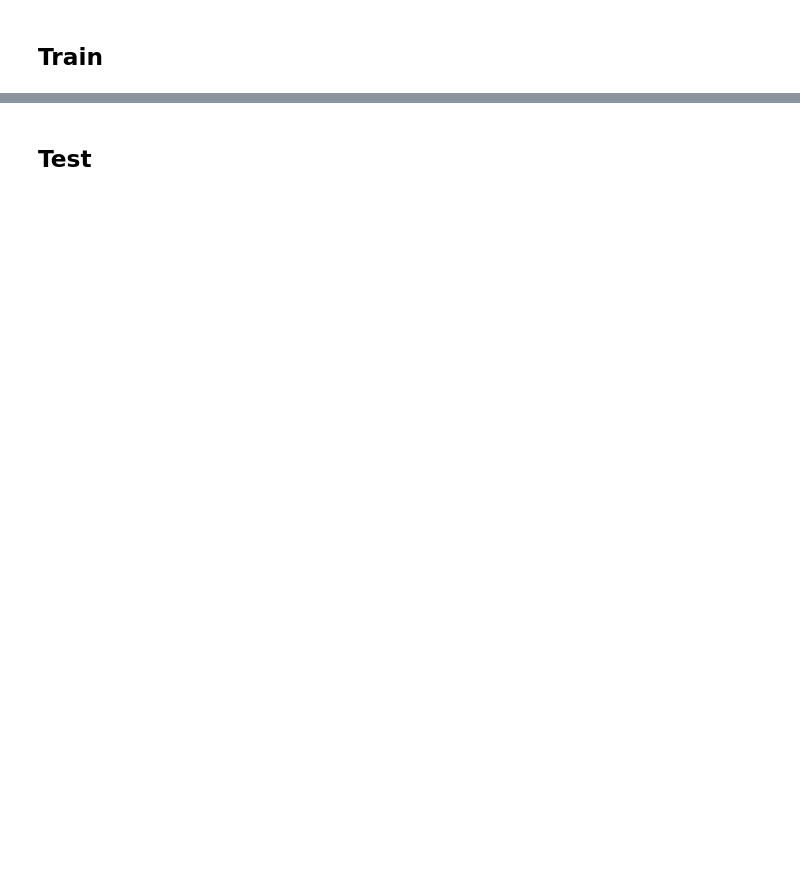
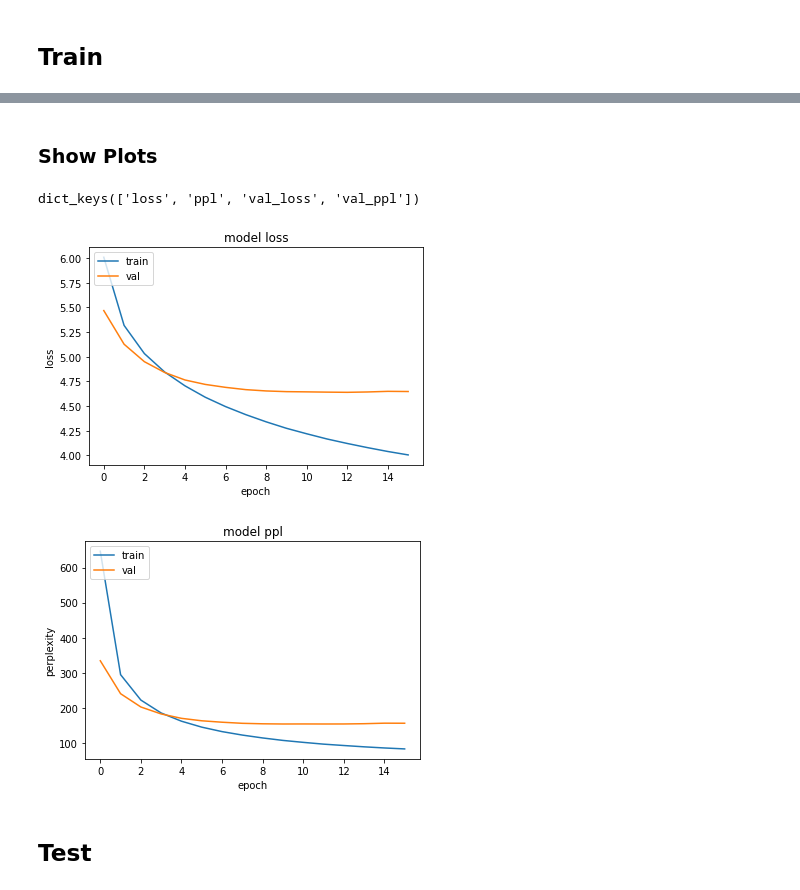
Before and after one commit to ZizZu94/nlu-text-generation, a Jupyter notebook: notebook.ipynb, the cells around one changed output, grey strips where cells are left out. Saved outputs shown, nothing was run; the diff lists cells and outputs as text; code cells hidden in the pictures; blank space fills up the shorter version.

```diff
--- a/notebook.ipynb
+++ b/notebook.ipynb
@@ -15,10 +20,10 @@ import numpy as np
 # %%
 epochs = 100
 batch_size = 20
-seq_size = 30
+seq_size = 35
 
-emb_size = 500
-hidden_size = 500
+emb_size = 650
+hidden_size = 650
 num_layers = 2
 
 dropout_rate = 0.5
@@ -59,7 +71,7 @@ def make_vocab(word_list):
   # create vocab set
   vocab = set()
   for token in word_list:
-    if token != '<pad>' and token != '<unk>' and token != '<eos>':
+    if token != '<unk>' and token != '<eos>':
       vocab.add(token)
 
   sorted_vocab = sorted(list(vocab))
@@ -206,5 +211,7 @@ reduce_lr = ReduceLROnPlateau(monitor='val_loss', factor=0.5, patience=0, verbos
+# %%
+early_stopping = EarlyStopping(monitor='val_loss', patience=3, verbose=1)
 # %%
-model.compile(loss='sparse_categorical_crossentropy', optimizer=optimizer, metrics=[ppl])
-history = model.fit(train_input, train_target, batch_size, epochs, callbacks=[early_stopping, reduce_lr], validation_data=(val_input, val_target))
+model.compile(loss='sparse_categorical_crossentropy', optimizer='adam', metrics=[ppl])
+history = model.fit(train_input, train_target, batch_size, epochs, callbacks=[early_stopping], validation_data=(val_input, val_target))
 # %% [output]
 Epoch 1/100
@@ -217,3 +234,31 @@ Epoch 4/100
+# %% [markdown]
+### Show Plots
+# %%
+# list all data in history
+print(history.history.keys())
+
+# summarize history for loss
+plt.plot(history.history['loss'])
+plt.plot(history.history['val_loss'])
+plt.title('model loss')
+plt.ylabel('loss')
+plt.xlabel('epoch')
+plt.legend(['train', 'val'], loc='upper left')
+plt.show()
+
+
+# summarize history for ppl
+plt.plot(history.history['ppl'])
+plt.plot(history.history['val_ppl'])
+plt.title('model ppl')
+plt.ylabel('perplexity')
+plt.xlabel('epoch')
+plt.legend(['train', 'val'], loc='upper left')
+plt.show()
+# %% [output]
+dict_keys(['loss', 'ppl', 'val_loss', 'val_ppl'])
+[figure, added]
+[figure, added]
 # %% [markdown]
 ## Test
 # %%
```
Also changed, not shown: parts of 21 cells of this notebook.
